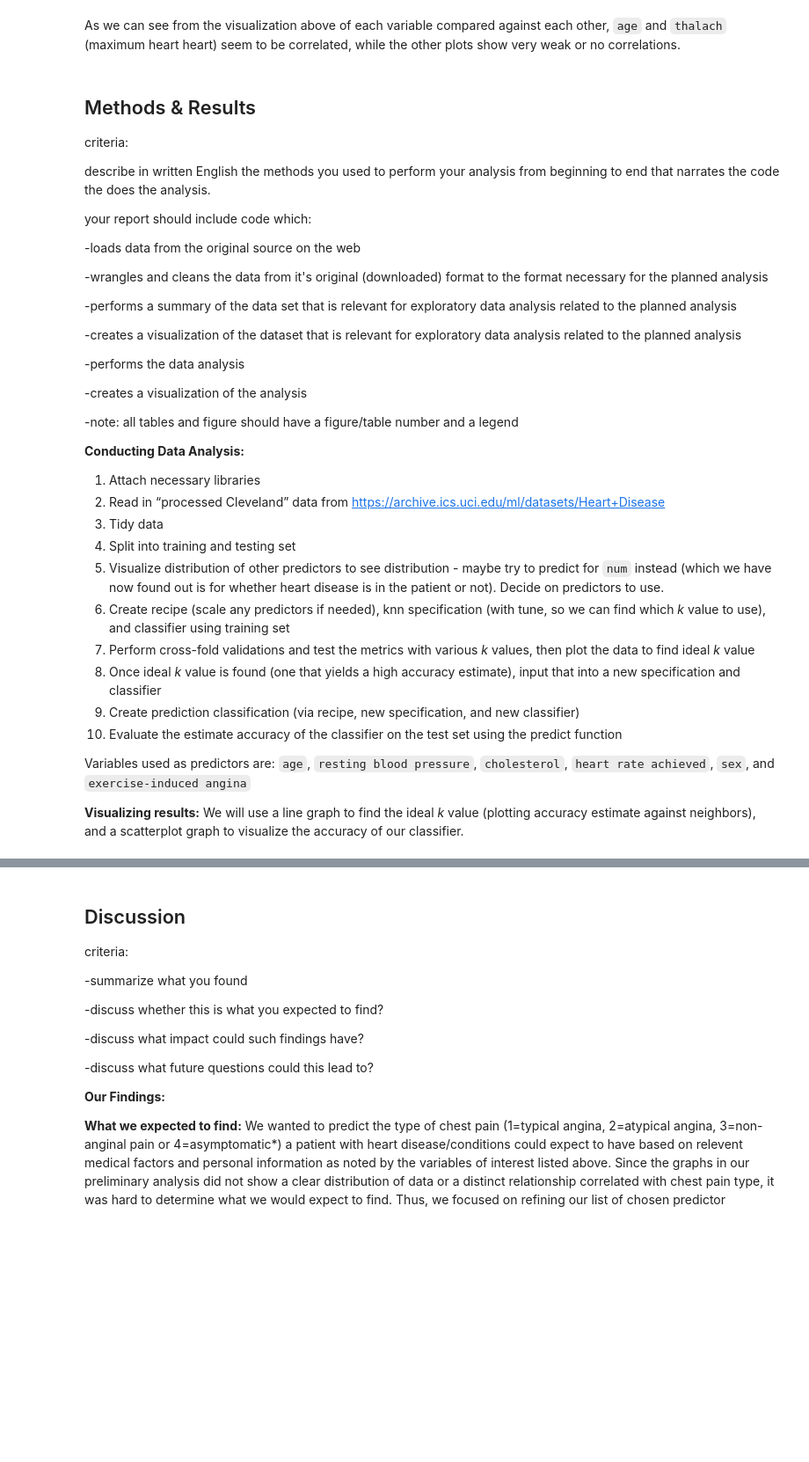
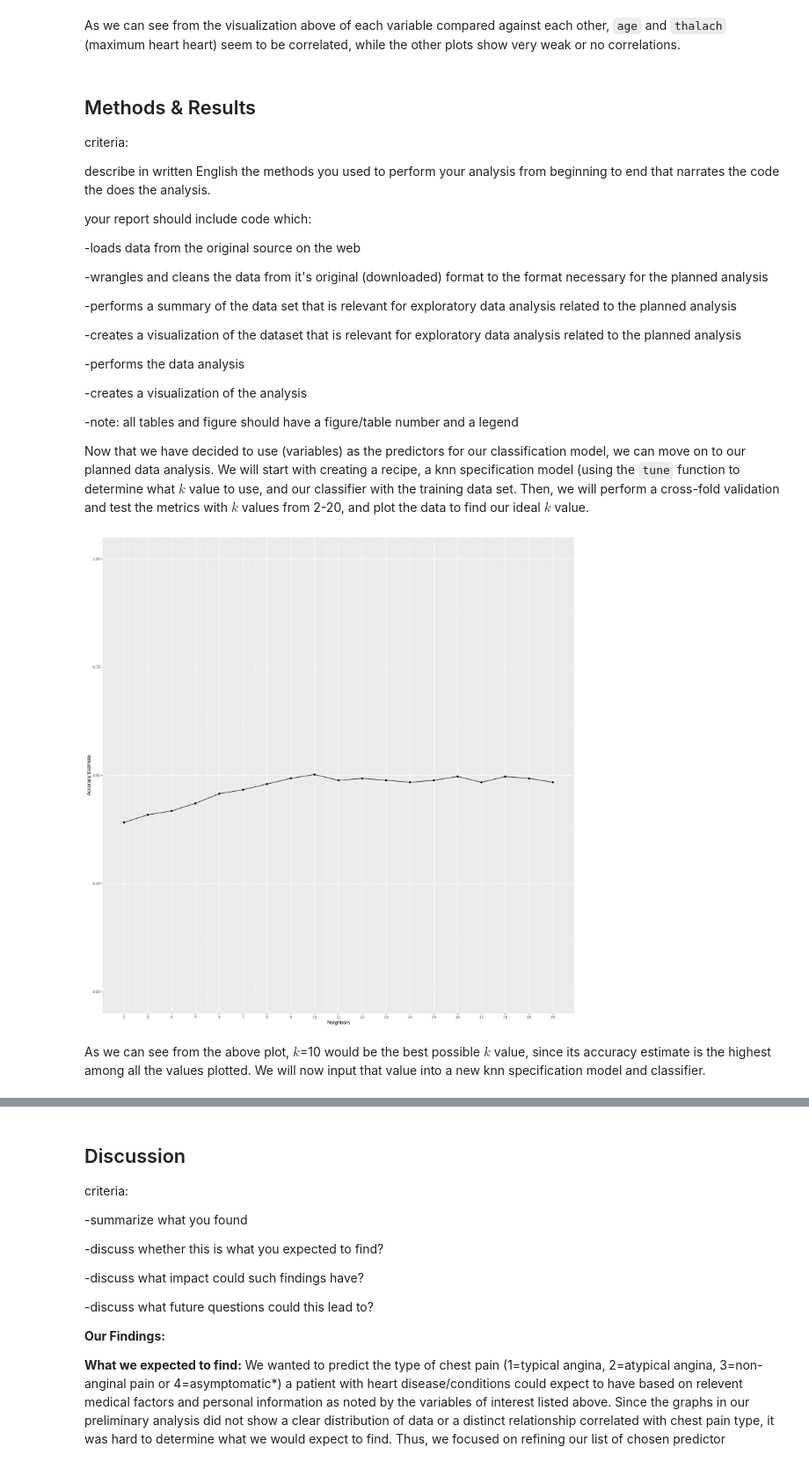
Before and after one commit to hebabm/group-31, a Jupyter notebook: finalreport.ipynb, the cells around one changed output, grey strips where cells are left out. Shown: that part at 88% size. Drawn from its saved outputs; the diff is of its cells as text; code cells hidden in the pictures; blank space fills up the shorter version.

```diff
--- a/finalreport.ipynb
+++ b/finalreport.ipynb
@@ -292,24 +292,38 @@ your report should include code which:
 -note: all tables and figure should have a figure/table number and a legend
 
 
-**Conducting Data Analysis:**
-1. Attach necessary libraries
-2. Read in “processed Cleveland” data from https://archive.ics.uci.edu/ml/datasets/Heart+Disease
-3. Tidy data
-4. Split into training and testing set
-5. Visualize distribution of other predictors to see distribution - maybe try to predict for `num` instead (which we have now found out is for whether heart disease is in the patient or not). Decide on predictors to use.
-6. Create recipe (scale any predictors if needed), knn specification (with tune, so we can find which *k* value to use), and classifier using training set
-7. Perform cross-fold validations and test the metrics with various *k* values, then plot the data to find ideal *k* value
-8. Once ideal *k* value is found (one that yields a high accuracy estimate), input that into a new specification and classifier
-9. Create prediction classification (via recipe, new specification, and new classifier)
-10. Evaluate the estimate accuracy of the classifier on the test set using the predict function
 
-Variables used as predictors are:
-`age`,
-`resting blood pressure`,
-`cholesterol`,
-`heart rate achieved`,
-`sex`, and `exercise-induced angina`
-
-
-**Visualizing results:** We will use a line graph to find the ideal *k* value (plotting accuracy estimate against neighbors), and a scatterplot graph to visualize the accuracy of our classifier.
+Now that we have decided to use (variables) as the predictors for our classification model, we can move on to our planned data analysis. We will start with creating a recipe, a knn specification model (using the `tune` function to determine what $k$ value to use, and our classifier with the training data set. Then, we will perform a cross-fold validation and test the metrics with $k$ values from 2-20, and plot the data to find our ideal $k$ value.
+# %%
+set.seed(1234)
+
+heart_recipe <- recipe(cp ~ age + thalach, data = heart_train)
+
+knn_spec <- nearest_neighbor(weight_func = "rectangular", neighbors = tune()) |>
+       set_engine("kknn") |>
+       set_mode("classification")
+
+heart_vfold <- vfold_cv(heart_train, v = 5, strata = cp)
+
+gridvals <- tibble(neighbors = seq(2, 20, 1))
+
+heart_workflow <- workflow() |>
+       add_recipe(heart_recipe) |>
+       add_model(knn_spec) |>
+       tune_grid(resamples = heart_vfold, grid = gridvals) |>
+       collect_metrics()
+
+accuracies <- heart_workflow |>
+    filter(.metric == "accuracy")
+
+cross_val_plot <- ggplot(accuracies, aes(x = neighbors, y = mean))+
+       geom_point() +
+       geom_line() +
+       labs(x = "Neighbors", y = "Accuracy Estimate") +
+       scale_x_continuous(breaks = seq(0, 20, by = 1)) +
+       scale_y_continuous(limits = c(0, 1.0))
+cross_val_plot
+# %% [output]
+[figure, added]
+# %% [markdown]
+As we can see from the above plot, $k$=10 would be the best possible $k$ value, since its accuracy estimate is the highest among all the values plotted. We will now input that value into a new knn specification model and classifier.
```
Also changed, not shown: parts of 3 cells of this notebook.
